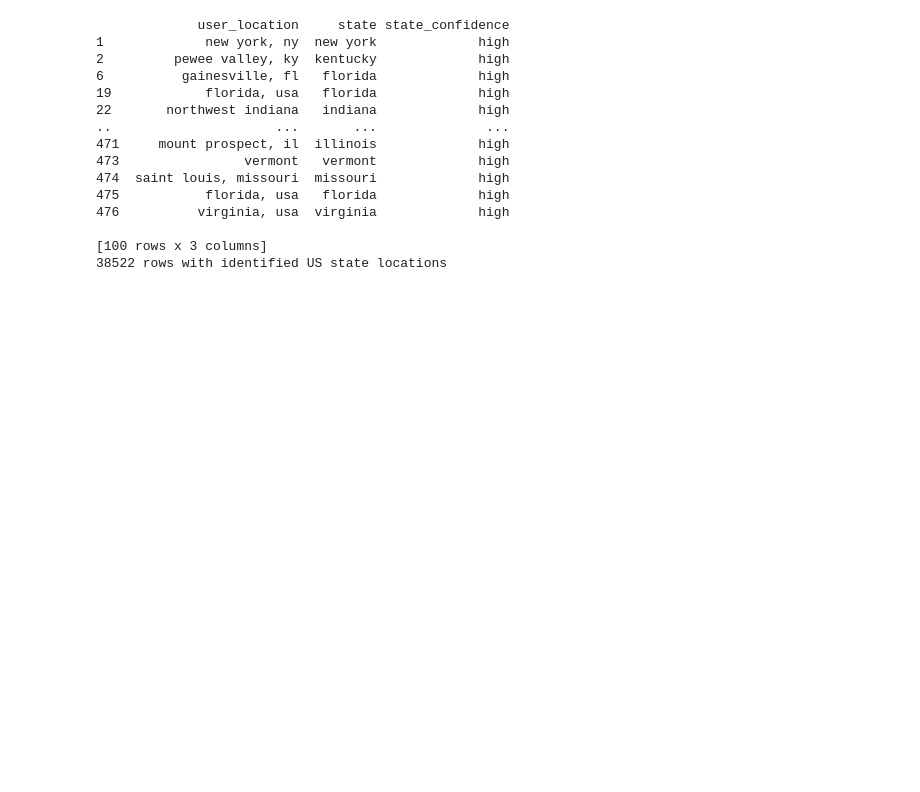
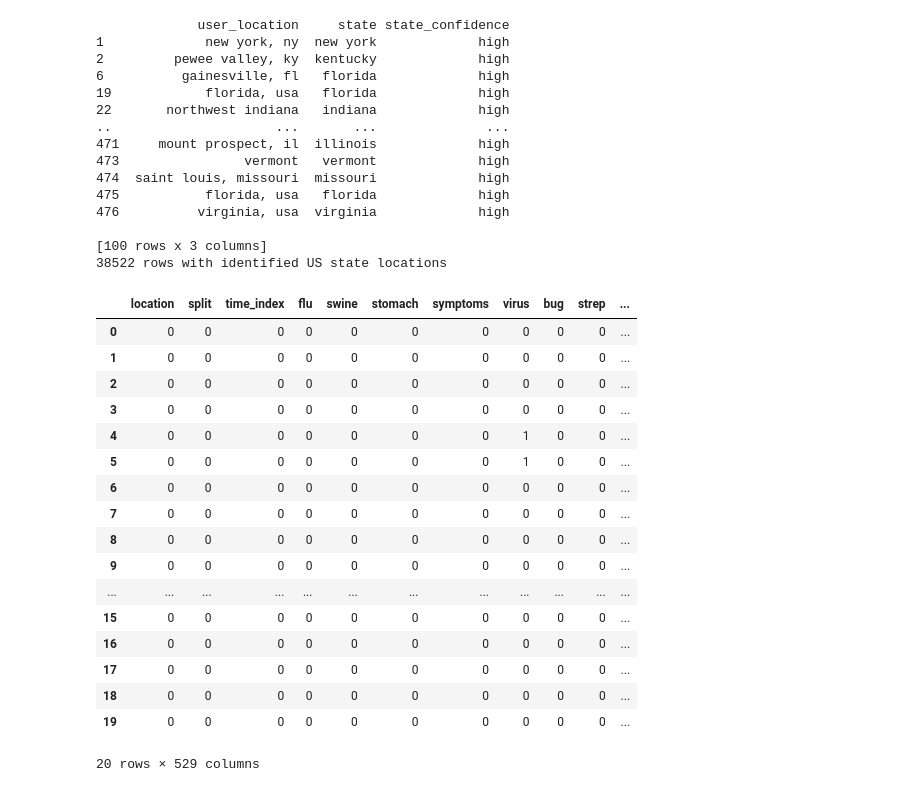
Before and after one commit to mk654/SML_PG60, a Jupyter notebook: COMP90051_ProjectGroup60_code.ipynb, the cells around one changed output. Cells and saved outputs as stored; diff of their text form; code cells hidden in the pictures; blank space fills up the shorter version.

Commit message:
Begun vectorising COVID tweets

```diff
--- a/COMP90051_ProjectGroup60_code.ipynb
+++ b/COMP90051_ProjectGroup60_code.ipynb
@@ -782,3 +788,30 @@ def vectorise_tweet(tweet):
     count = text.count(keyword)
     counts[keyword] = count
   return counts
+# %%
+#Lachlan -> Sort COVID tweets by whether or not the 'covid19' hashtag appears.
+
+covid_df = pd.read_csv('covid19_tweets.csv')
+word_count_series = covid_df['text'].apply(vectorise_tweet)
+covid_count_df = pd.DataFrame(list(word_count_series))
+covid_vector_df = covid_count_df.reindex(columns = flu_df.columns, fill_value = 0)
+covid_vector_df.head(20)
+# %% [output]
+|  | location | split | time_index | flu | swine | stomach | symptoms | virus | bug | strep | ... |
+| 0 | 0 | 0 | 0 | 0 | 0 | 0 | 0 | 0 | 0 | 0 | ... |
+| 1 | 0 | 0 | 0 | 0 | 0 | 0 | 0 | 0 | 0 | 0 | ... |
+| 2 | 0 | 0 | 0 | 0 | 0 | 0 | 0 | 0 | 0 | 0 | ... |
+| 3 | 0 | 0 | 0 | 0 | 0 | 0 | 0 | 0 | 0 | 0 | ... |
+| 4 | 0 | 0 | 0 | 0 | 0 | 0 | 0 | 1 | 0 | 0 | ... |
+| 5 | 0 | 0 | 0 | 0 | 0 | 0 | 0 | 1 | 0 | 0 | ... |
+| 6 | 0 | 0 | 0 | 0 | 0 | 0 | 0 | 0 | 0 | 0 | ... |
+| 7 | 0 | 0 | 0 | 0 | 0 | 0 | 0 | 0 | 0 | 0 | ... |
+| 8 | 0 | 0 | 0 | 0 | 0 | 0 | 0 | 0 | 0 | 0 | ... |
+| 9 | 0 | 0 | 0 | 0 | 0 | 0 | 0 | 0 | 0 | 0 | ... |
+| ... | ... | ... | ... | ... | ... | ... | ... | ... | ... | ... | ... |
+| 15 | 0 | 0 | 0 | 0 | 0 | 0 | 0 | 0 | 0 | 0 | ... |
+| 16 | 0 | 0 | 0 | 0 | 0 | 0 | 0 | 0 | 0 | 0 | ... |
+| 17 | 0 | 0 | 0 | 0 | 0 | 0 | 0 | 0 | 0 | 0 | ... |
+| 18 | 0 | 0 | 0 | 0 | 0 | 0 | 0 | 0 | 0 | 0 | ... |
+| 19 | 0 | 0 | 0 | 0 | 0 | 0 | 0 | 0 | 0 | 0 | ... |
+20 rows × 529 columns
```
Also changed, not shown: parts of 1 cell of this notebook.
